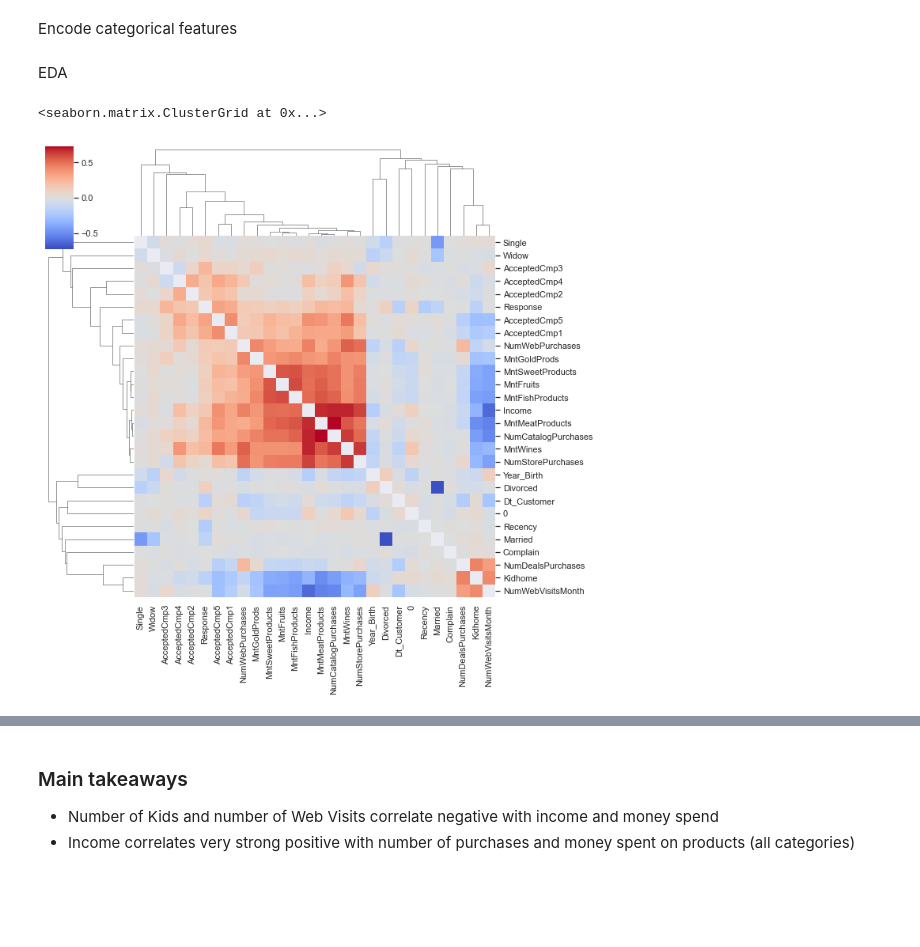
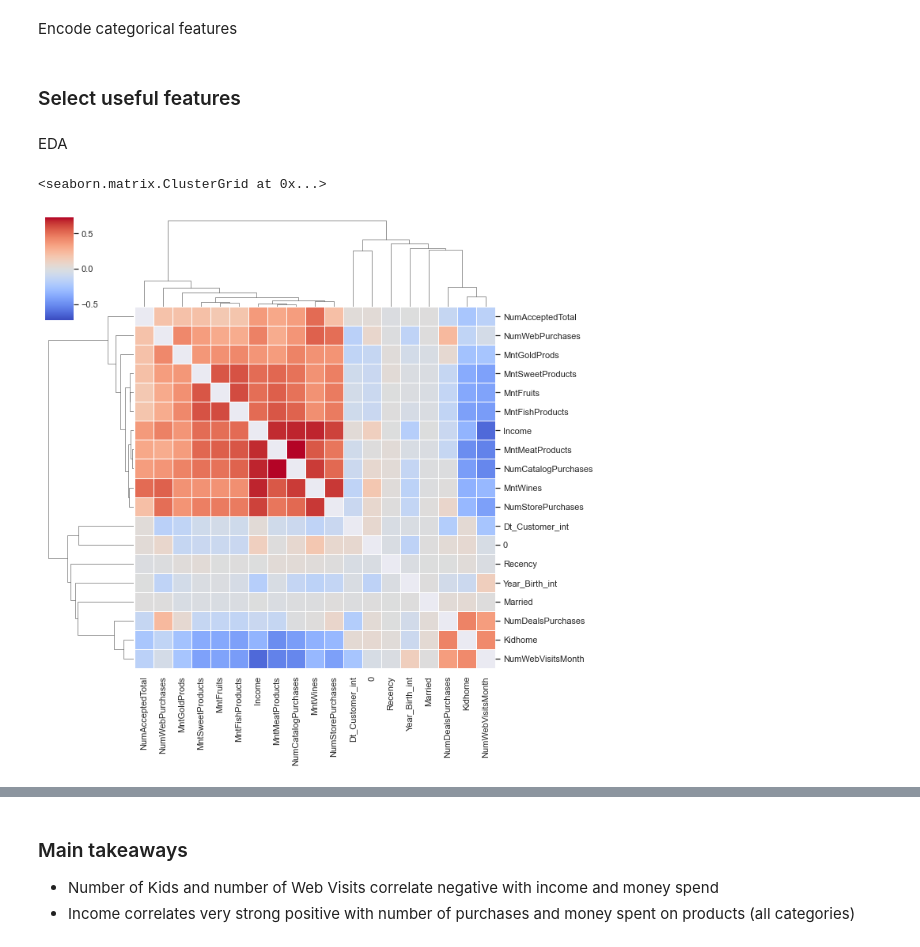
Before and after one commit to SandroMartens/sturdy-bassoon, a Jupyter notebook: kundenanalyse/analyse.ipynb, the cells around one changed output, grey strips where cells are left out. Drawn from its saved outputs; the diff is of its cells as text; code cells hidden in the pictures; blank space fills up the shorter version.

```diff
--- a/kundenanalyse/analyse.ipynb
+++ b/kundenanalyse/analyse.ipynb
@@ -18,7 +25,7 @@ Load data
 data = pd.read_csv(
     filepath_or_buffer="data\\marketing_campaign.csv",
     sep="\t",
-    parse_dates=["Dt_Customer"]
+    parse_dates=["Dt_Customer", "Year_Birth"]
 )
 
 data = data.fillna(0)
@@ -39,13 +46,15 @@ data.replace(
         inplace=True
 )
 
+data_original = data.copy()
+data.Year_Birth = np.clip(data.Year_Birth, "1940", "2020")
+data["Year_Birth_int"] = data.Year_Birth.view("int64")
+data["Dt_Customer_int"] = data["Dt_Customer"].view("int64")
+
+data["NumAcceptedTotal"] = data.loc[:,"AcceptedCmp3":"AcceptedCmp2"].sum(axis=1)
 data.Kidhome += data["Teenhome"]
-data.drop(["Teenhome", "Z_CostContact", "Z_Revenue"], axis=1, inplace=True)
-# data.drop(", axis=1, inplace=True)
+data.drop(["Teenhome", "Z_CostContact", "Z_Revenue", "Year_Birth", "Dt_Customer", "AcceptedCmp1", "AcceptedCmp2", "AcceptedCmp3", "AcceptedCmp4", "AcceptedCmp5"], axis=1, inplace=True)
 data.Income = np.clip(data.Income, 10_000, 150_000)
-data.Year_Birth = np.clip(data.Year_Birth, 1940, 2020)
-data_original = data.copy()
-data.Dt_Customer = data["Dt_Customer"].view("int64")
 # %% [markdown]
 Calculate total amount of money spent
 # %%
@@ -85,14 +94,23 @@ data = robust_scale(data)
+# %% [markdown]
+### Select useful features
+# %%
+model = VarianceThreshold(0.2)
+data = robust_scale(data)
+data = model.fit_transform(data)
+data_columns = model.get_feature_names_out(data_columns)
 # %% [markdown]
 EDA
 # %%
 mask=np.identity(len(data_columns))
 sns.clustermap(
-    pd.DataFrame(robust_scale(data), columns=data_columns).corr(),
-    metric="cosine",
+    pd.DataFrame(data, columns=data_columns).corr(),
+    metric="correlation",
     mask=mask,
     cmap="coolwarm",
     # z_score=1,
-    norm=colors.CenteredNorm())
+    norm=colors.CenteredNorm(),
+    linewidths=0.5
+)
 # %% [output]
 <seaborn.matrix.ClusterGrid at 0x...>
-[figure, old version]
+[figure, new version]
```
Also changed, not shown: parts of 31 cells of this notebook.
